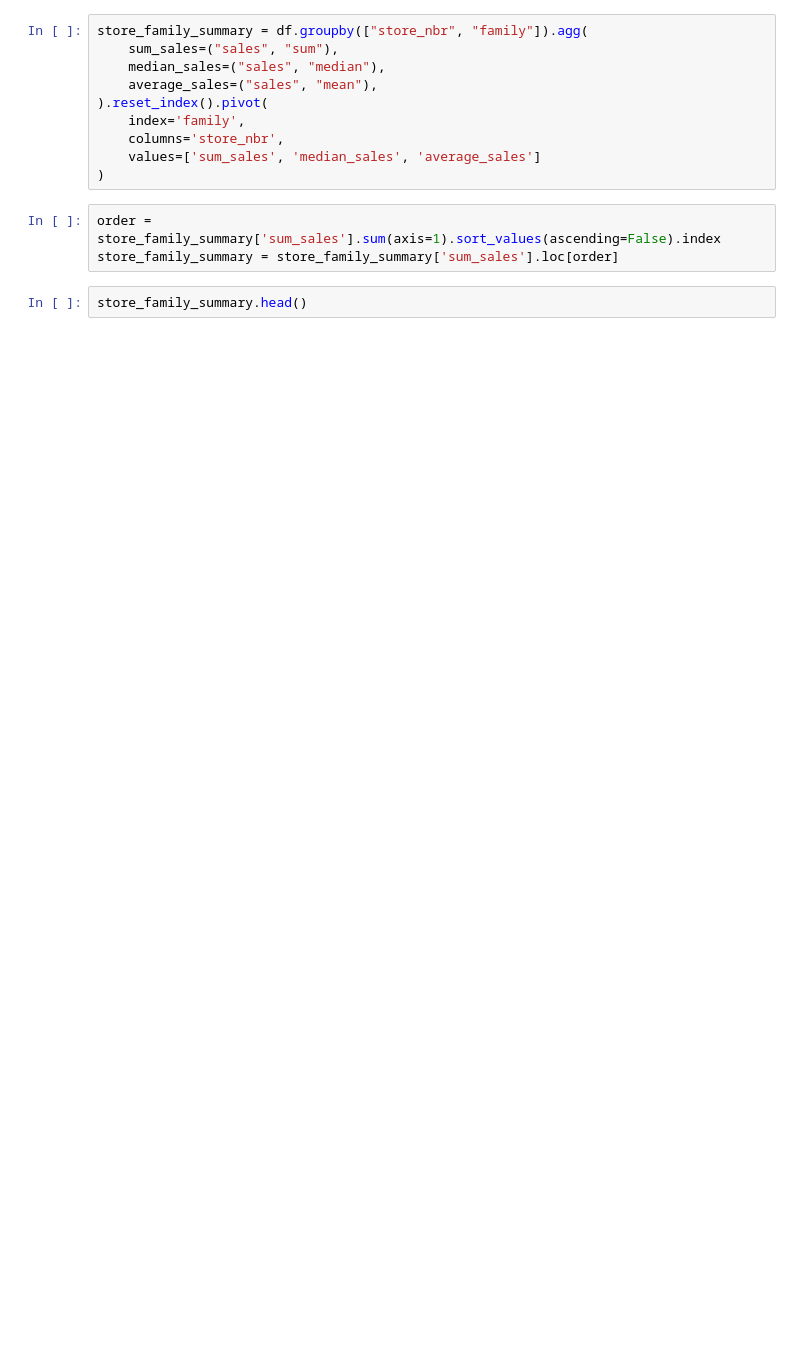
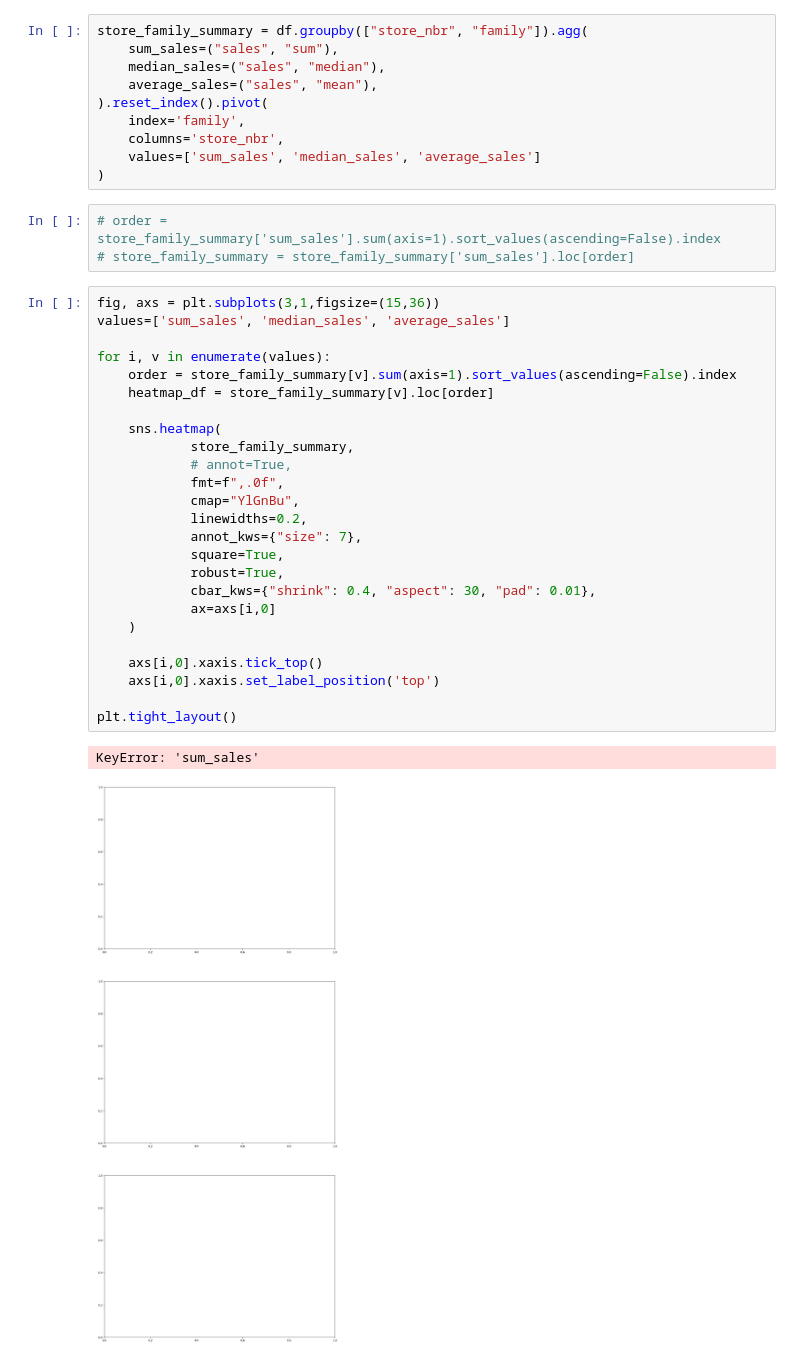
Before and after one commit to gavrilovAlikhan/ML-Practice, a Jupyter notebook: Store Sales/store_sales.ipynb, the cells around one changed output. Saved outputs shown, nothing was run; the diff lists cells and outputs as text; blank space fills up the shorter version.

```diff
--- a/Store Sales/store_sales.ipynb
+++ b/Store Sales/store_sales.ipynb
@@ -392,10 +520,36 @@ store_family_summary = df.groupby(["store_nbr", "family"]).agg(
     values=['sum_sales', 'median_sales', 'average_sales']
 )
 # %%
-order = store_family_summary['sum_sales'].sum(axis=1).sort_values(ascending=False).index
-store_family_summary = store_family_summary['sum_sales'].loc[order]
+# order = store_family_summary['sum_sales'].sum(axis=1).sort_values(ascending=False).index
+# store_family_summary = store_family_summary['sum_sales'].loc[order]
-# %%
-store_family_summary.head()
+# %%
+fig, axs = plt.subplots(3,1,figsize=(15,36))
+values=['sum_sales', 'median_sales', 'average_sales']
+
+for i, v in enumerate(values):
+	order = store_family_summary[v].sum(axis=1).sort_values(ascending=False).index
+	heatmap_df = store_family_summary[v].loc[order]
+
+	sns.heatmap(
+			store_family_summary,
+			# annot=True,
+			fmt=f",.0f",
+			cmap="YlGnBu",
+			linewidths=0.2,
+			annot_kws={"size": 7},
+			square=True,
+			robust=True,
+			cbar_kws={"shrink": 0.4, "aspect": 30, "pad": 0.01},
+			ax=axs[i,0]
+	)
+
+	axs[i,0].xaxis.tick_top()
+	axs[i,0].xaxis.set_label_position('top')
+
+plt.tight_layout()
+# %% [output]
+KeyError: 'sum_sales'
+[figure, added]
 # %%
 plt.figure(figsize=(15,12))
 ax = sns.heatmap(
```
Also changed, not shown: parts of 17 cells of this notebook.
